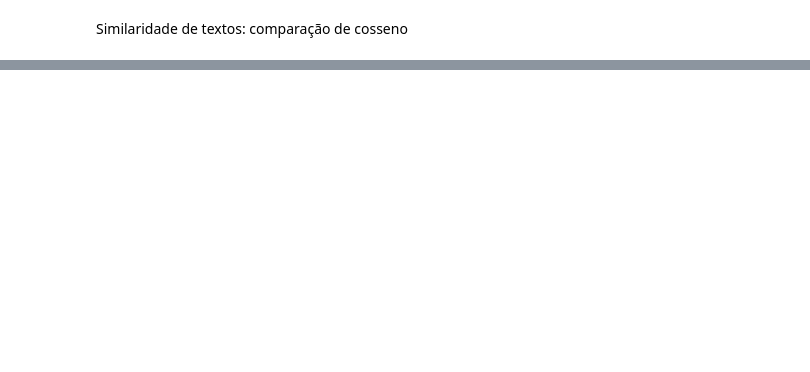
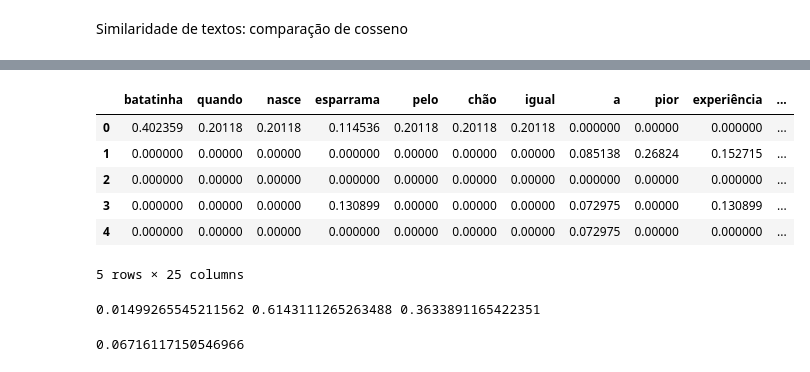
Before and after one commit to ABMHub/NLP, a Jupyter notebook: T2/preprocess2.ipynb, the cells around one changed output, grey strips where cells are left out. Cells and saved outputs as stored; diff of their text form; code cells hidden in the pictures; blank space fills up the shorter version.

```diff
--- a/T2/preprocess2.ipynb
+++ b/T2/preprocess2.ipynb
@@ -171,0 +217,13 @@ similaridade_de_coseno([0,0,1,1], [0, 0, 1, 1])
+# %%
+document_frequency = dict()
+
+for i, sent in enumerate(corpus):
+  for wrd in set(sent.lower().split()):
+    if wrd not in document_frequency:
+      document_frequency[wrd] = 1
+    else:
+      document_frequency[wrd] += 1
+
+s = pd.Series(document_frequency)
+s = np.log(len(corpus) / s)
+s
@@ -171,0 +259,18 @@ similaridade_de_coseno([0,0,1,1], [0, 0, 1, 1])
+# %%
+for a in s.index:
+  df_term_frequency[a] *= s[a]
+
+df_term_frequency
+# %% [output]
+|  | batatinha | quando | nasce | esparrama | pelo | chão | igual | a | pior | experiência | ... |
+| 0 | 0.402359 | 0.20118 | 0.20118 | 0.114536 | 0.20118 | 0.20118 | 0.20118 | 0.000000 | 0.00000 | 0.000000 | ... |
+| 1 | 0.000000 | 0.00000 | 0.00000 | 0.000000 | 0.00000 | 0.00000 | 0.00000 | 0.085138 | 0.26824 | 0.152715 | ... |
+| 2 | 0.000000 | 0.00000 | 0.00000 | 0.000000 | 0.00000 | 0.00000 | 0.00000 | 0.000000 | 0.00000 | 0.000000 | ... |
+| 3 | 0.000000 | 0.00000 | 0.00000 | 0.130899 | 0.00000 | 0.00000 | 0.00000 | 0.072975 | 0.00000 | 0.130899 | ... |
+| 4 | 0.000000 | 0.00000 | 0.00000 | 0.000000 | 0.00000 | 0.00000 | 0.00000 | 0.072975 | 0.00000 | 0.000000 | ... |
+5 rows × 25 columns
+# %%
+similaridade_de_coseno(df_term_frequency.iloc[0], df_term_frequency.iloc[3])
+# %% [output]
+0.01499265545211562 0.6143111265263488 0.3633891165422351
+0.06716117150546966
```
Also changed, not shown: parts of 12 cells of this notebook.
